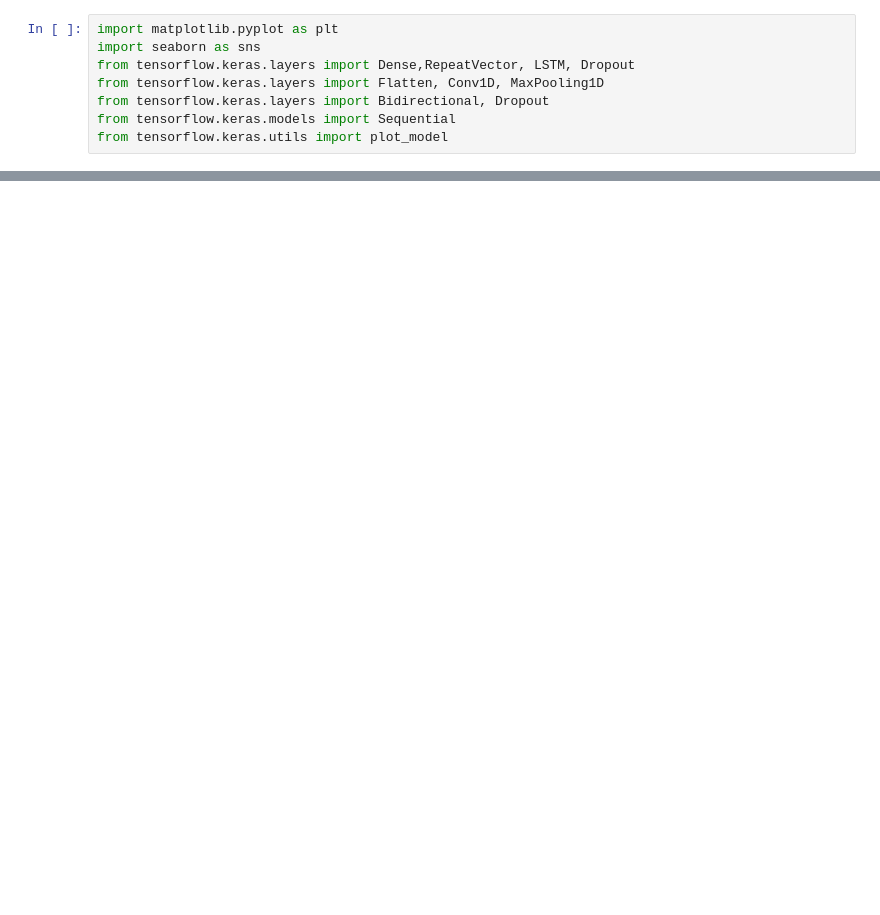
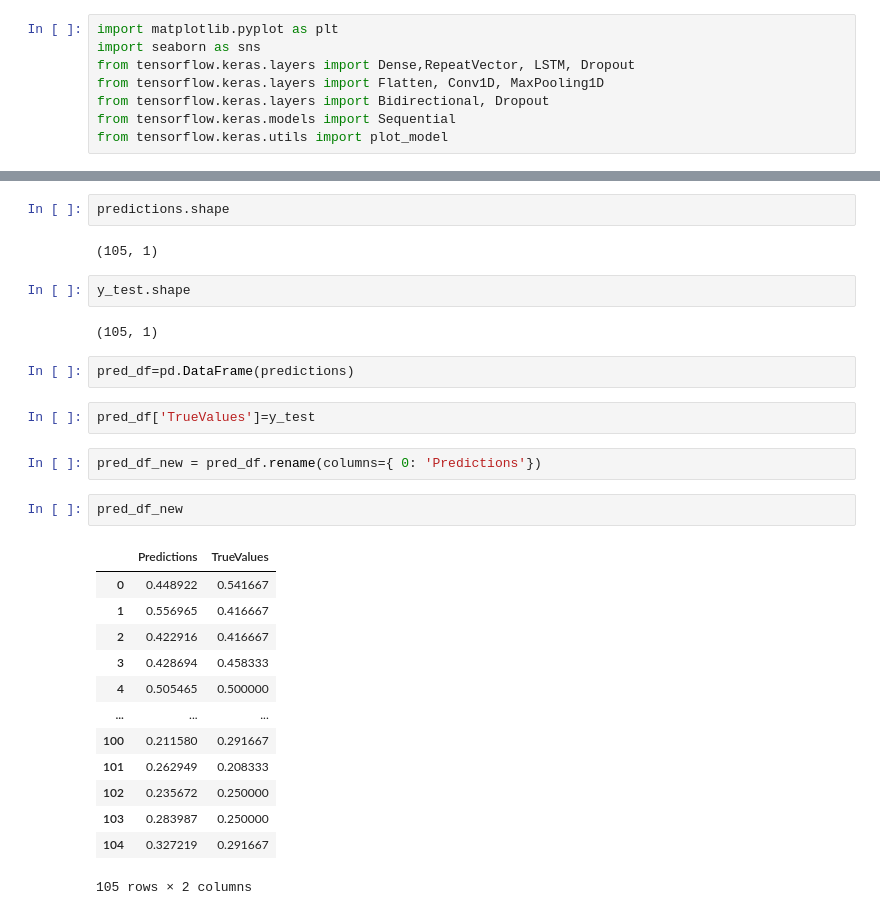
Before and after one commit to tashifkhan/SolarHelper, a Jupyter notebook: weather analysis/weather_prediction_lstm.ipynb, the cells around one changed output, grey strips where cells are left out. Drawn from its saved outputs; the diff is of its cells as text; blank space fills up the shorter version.

```diff
--- a/weather analysis/weather_prediction_lstm.ipynb
+++ b/weather analysis/weather_prediction_lstm.ipynb
@@ -131,0 +213,30 @@ from tensorflow.keras.utils import plot_model
+# %%
+predictions.shape
+# %% [output]
+(105, 1)
+# %%
+y_test.shape
+# %% [output]
+(105, 1)
+# %%
+pred_df=pd.DataFrame(predictions)
+# %%
+pred_df['TrueValues']=y_test
+# %%
+pred_df_new = pred_df.rename(columns={ 0: 'Predictions'})
+# %%
+pred_df_new
+# %% [output]
+|  | Predictions | TrueValues |
+| 0 | 0.448922 | 0.541667 |
+| 1 | 0.556965 | 0.416667 |
+| 2 | 0.422916 | 0.416667 |
+| 3 | 0.428694 | 0.458333 |
+| 4 | 0.505465 | 0.500000 |
+| ... | ... | ... |
+| 100 | 0.211580 | 0.291667 |
+| 101 | 0.262949 | 0.208333 |
+| 102 | 0.235672 | 0.250000 |
+| 103 | 0.283987 | 0.250000 |
+| 104 | 0.327219 | 0.291667 |
+105 rows × 2 columns
```
Also changed, not shown: parts of 32 cells of this notebook.
